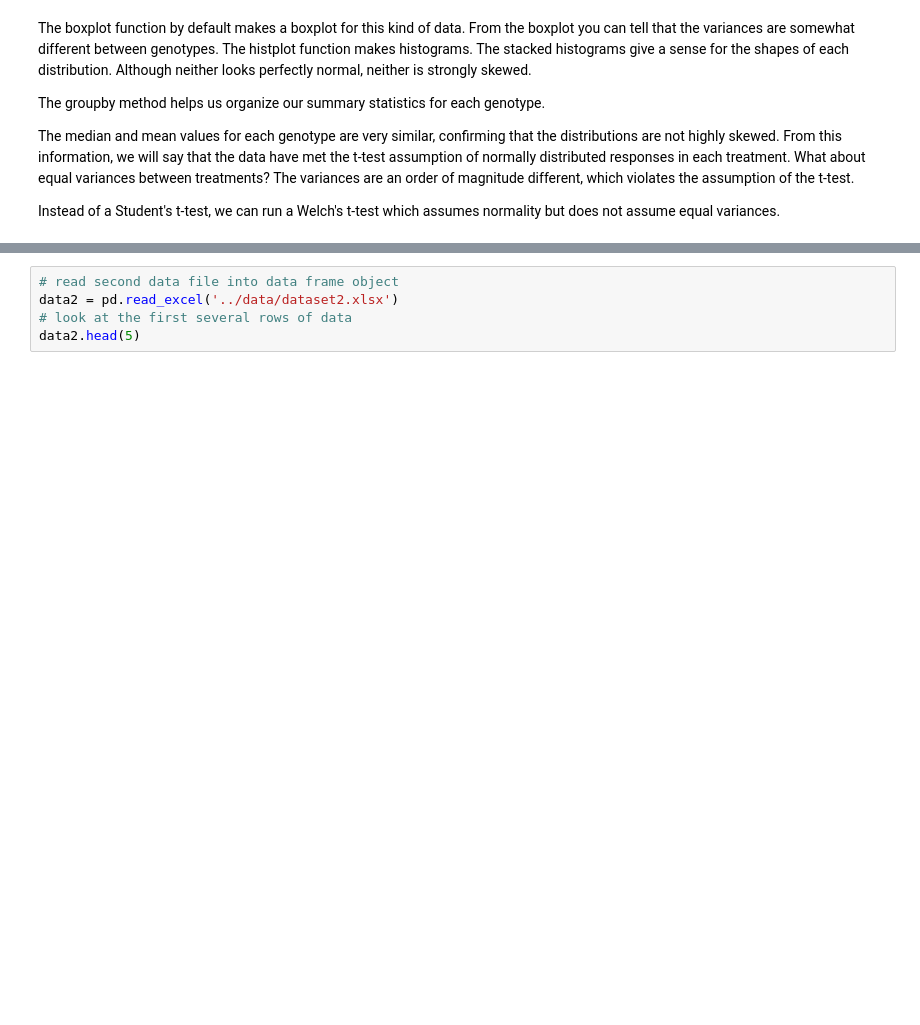
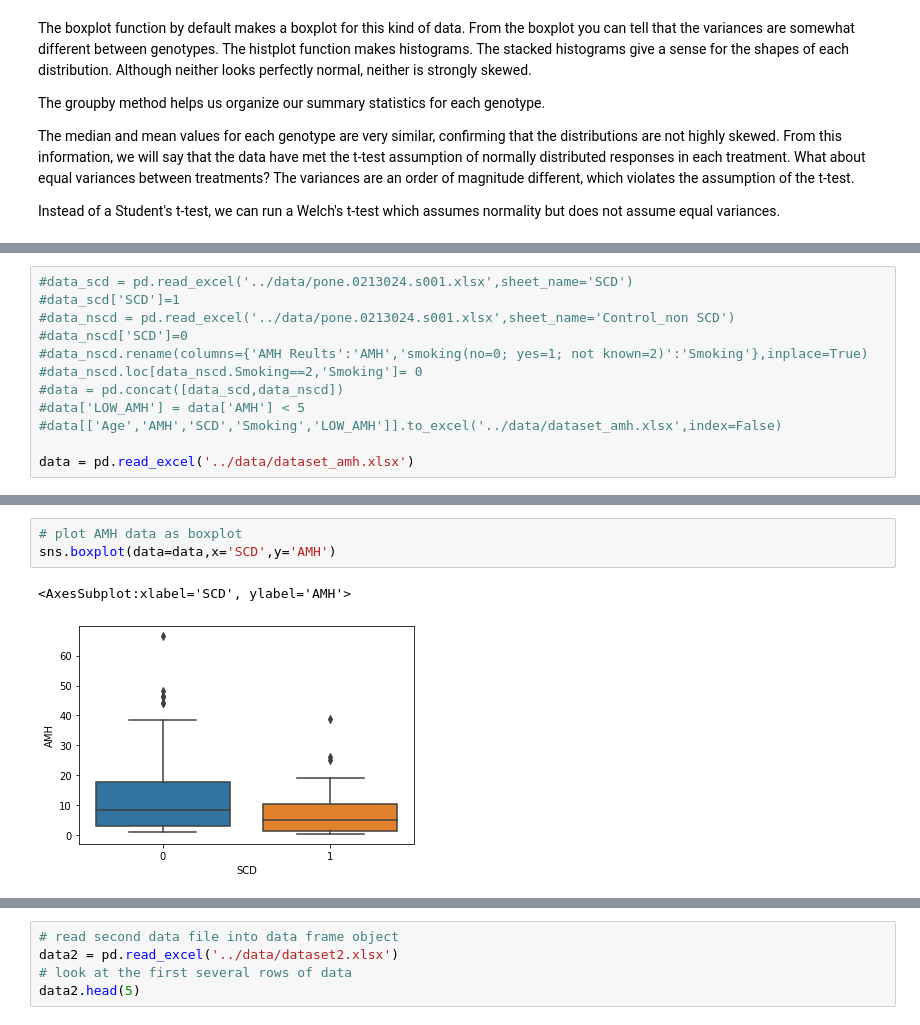
Before and after one commit to matteofigliuzzi/biostatistics_tutorial, a Jupyter notebook: notebooks/Tutorial_HypothesisTesting_Jupyter_python.ipynb, the cells around one changed output, grey strips where cells are left out. Saved outputs shown, nothing was run; the diff lists cells and outputs as text; blank space fills up the shorter version.

Commit message:
Added Ovarian reserve dataset

```diff
--- a/notebooks/Tutorial_HypothesisTesting_Jupyter_python.ipynb
+++ b/notebooks/Tutorial_HypothesisTesting_Jupyter_python.ipynb
@@ -280,0 +345,12 @@ data_mutant: [23.5  29.5  34.   10.5  14.5   2.    7.58 20.5  16.   14.   23.5
+# %%
+#data_scd = pd.read_excel('../data/pone.0213024.s001.xlsx',sheet_name='SCD')
+#data_scd['SCD']=1
+#data_nscd = pd.read_excel('../data/pone.0213024.s001.xlsx',sheet_name='Control_non SCD')
+#data_nscd['SCD']=0
+#data_nscd.rename(columns={'AMH Reults':'AMH','smoking(no=0; yes=1; not known=2)':'Smoking'},inplace=True)
+#data_nscd.loc[data_nscd.Smoking==2,'Smoking']= 0
+#data = pd.concat([data_scd,data_nscd])
+#data['LOW_AMH'] = data['AMH'] < 5
+#data[['Age','AMH','SCD','Smoking','LOW_AMH']].to_excel('../data/dataset_amh.xlsx',index=False)
+
+data = pd.read_excel('../data/dataset_amh.xlsx')
@@ -280,0 +386,6 @@ data_mutant: [23.5  29.5  34.   10.5  14.5   2.    7.58 20.5  16.   14.   23.5
+# %%
+# plot AMH data as boxplot
+sns.boxplot(data=data,x='SCD',y='AMH')
+# %% [output]
+<AxesSubplot:xlabel='SCD', ylabel='AMH'>
+[figure, added]
```
Also changed, not shown: parts of 69 cells of this notebook, 1 other file.
